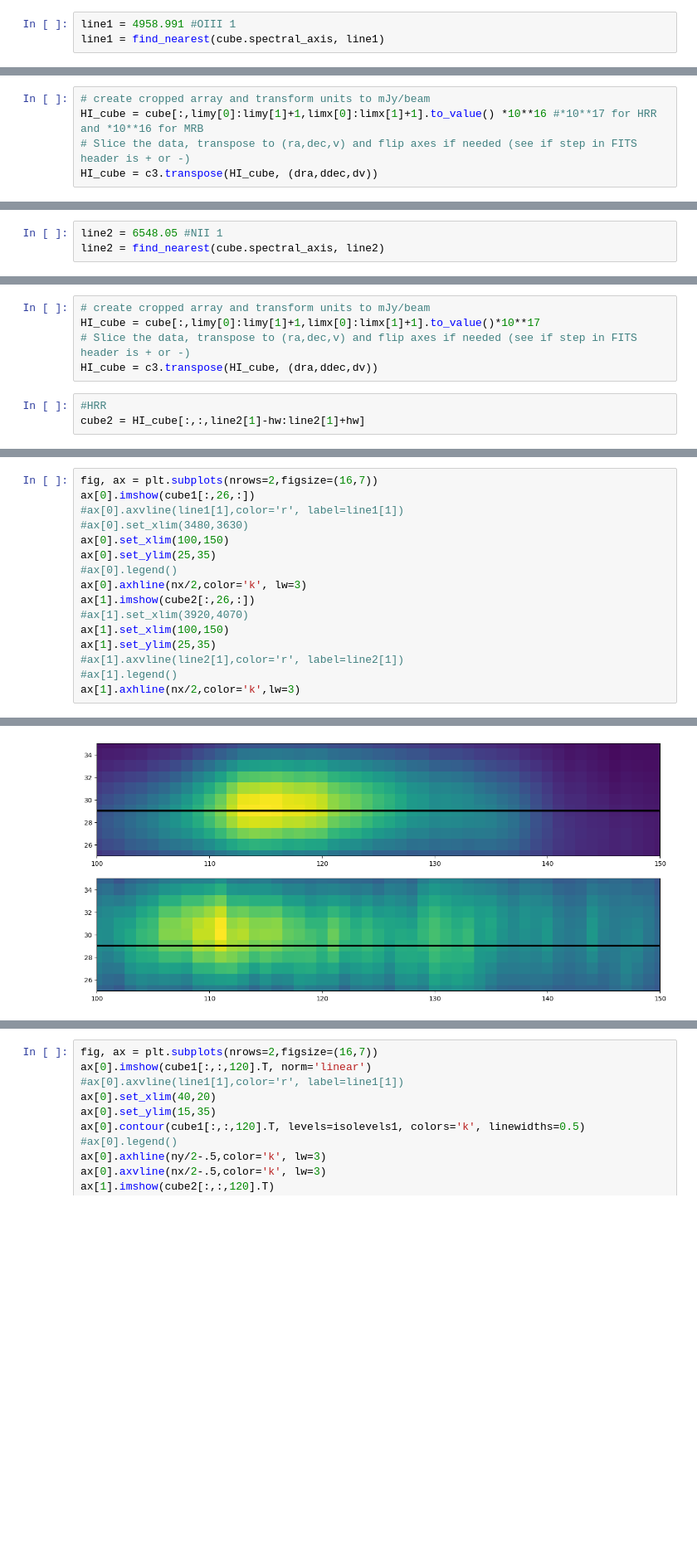
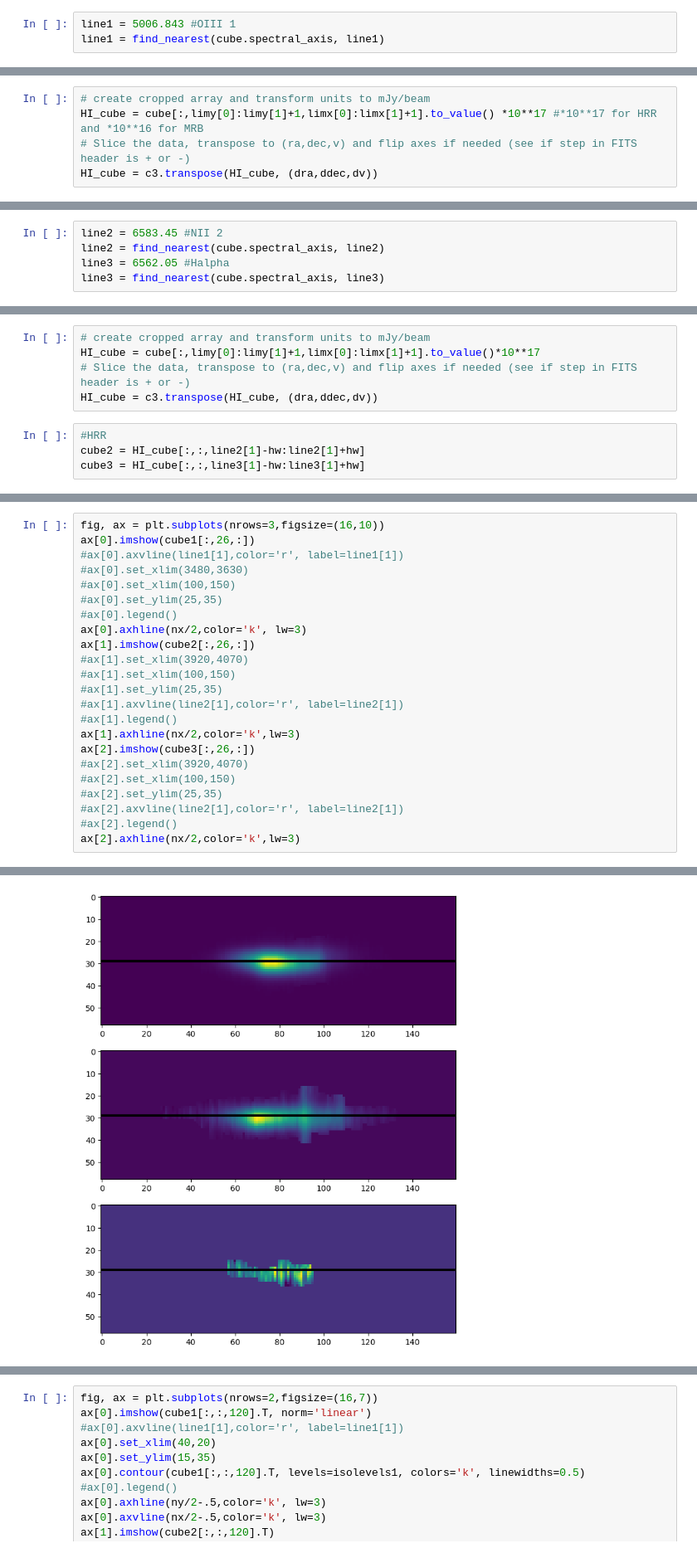
Before and after one commit to ixakalabadie/ViSL3D, a Jupyter notebook: create_3d_overlay.ipynb, the cells around one changed output, grey strips where cells are left out. Shown: that part at 83% size. Drawn from its saved outputs; the diff is of its cells as text; blank space fills up the shorter version.

```diff
--- a/create_3d_overlay.ipynb
+++ b/create_3d_overlay.ipynb
@@ -110,5 +86,5 @@ print(vlim)
 # %%
-line1 = 4958.991 #OIII 1
+line1 = 5006.843 #OIII 1
 line1 = find_nearest(cube.spectral_axis, line1)
 # %%
 # with mask
@@ -122,7 +96,7 @@ NameError: name 'mask' is not defined
 cube = cube.unmasked_data[:]
 # %%
 # create cropped array and transform units to mJy/beam
-HI_cube = cube[:,limy[0]:limy[1]+1,limx[0]:limx[1]+1].to_value() *10**16 #*10**17 for HRR and *10**16 for MRB
+HI_cube = cube[:,limy[0]:limy[1]+1,limx[0]:limx[1]+1].to_value() *10**17 #*10**17 for HRR and *10**16 for MRB
 # Slice the data, transpose to (ra,dec,v) and flip axes if needed (see if step in FITS header is + or -)
 HI_cube = c3.transpose(HI_cube, (dra,ddec,dv))
 # %%
@@ -201,8 +158,10 @@ decmean = np.mean(declim)
 vlim = cube.spectral_axis[limz][::int(np.sign(dv))]
 vmean = np.mean(vlim).to('angstrom').to_value()
 # %%
-line2 = 6548.05 #NII 1
+line2 = 6583.45 #NII 2
 line2 = find_nearest(cube.spectral_axis, line2)
+line3 = 6562.05 #Halpha
+line3 = find_nearest(cube.spectral_axis, line3)
 # %%
 # with mask
 cube = cube.unmasked_data[:] * mask.unmasked_data[:]/np.max(mask.unmasked_data[:])
@@ -219,4 +176,5 @@ HI_cube = c3.transpose(HI_cube, (dra,ddec,dv))
 # %%
 #HRR
 cube2 = HI_cube[:,:,line2[1]-hw:line2[1]+hw]
+cube3 = HI_cube[:,:,line3[1]-hw:line3[1]+hw]
 # %%
@@ -238,19 +196,26 @@ HE TOMADO EL SHIFT POSITIVO, SI NO, SE DESPLAZA AUN MÁS
 # %%
-fig, ax = plt.subplots(nrows=2,figsize=(16,7))
+fig, ax = plt.subplots(nrows=3,figsize=(16,10))
 ax[0].imshow(cube1[:,26,:])
 #ax[0].axvline(line1[1],color='r', label=line1[1])
 #ax[0].set_xlim(3480,3630)
-ax[0].set_xlim(100,150)
-ax[0].set_ylim(25,35)
+#ax[0].set_xlim(100,150)
+#ax[0].set_ylim(25,35)
 #ax[0].legend()
 ax[0].axhline(nx/2,color='k', lw=3)
 ax[1].imshow(cube2[:,26,:])
 #ax[1].set_xlim(3920,4070)
-ax[1].set_xlim(100,150)
-ax[1].set_ylim(25,35)
+#ax[1].set_xlim(100,150)
+#ax[1].set_ylim(25,35)
 #ax[1].axvline(line2[1],color='r', label=line2[1])
 #ax[1].legend()
 ax[1].axhline(nx/2,color='k',lw=3)
+ax[2].imshow(cube3[:,26,:])
+#ax[2].set_xlim(3920,4070)
+#ax[2].set_xlim(100,150)
+#ax[2].set_ylim(25,35)
+#ax[2].axvline(line2[1],color='r', label=line2[1])
+#ax[2].legend()
+ax[2].axhline(nx/2,color='k',lw=3)
 # %% [output]
 <matplotlib.lines.Line2D at 0x...>
-[figure, old version]
+[figure, new version]
```
Also changed, not shown: parts of 30 cells of this notebook, 1 other file.
